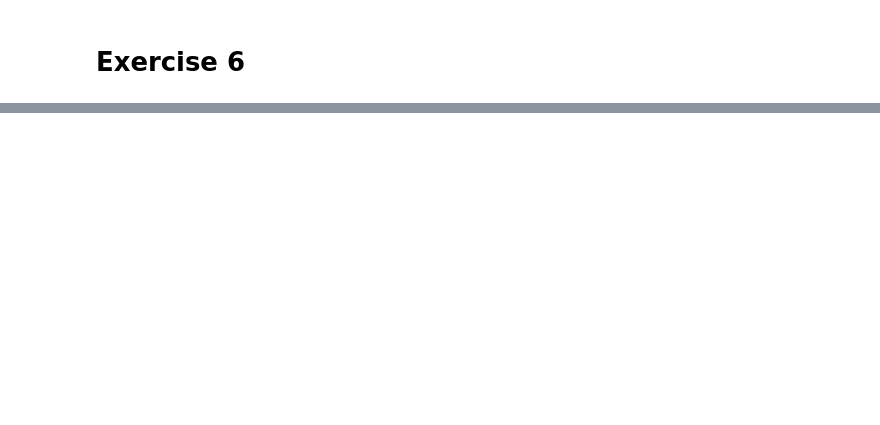
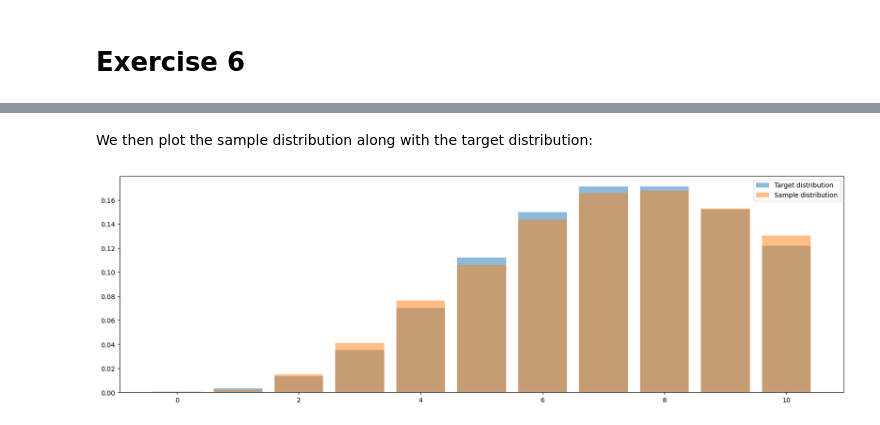
Before and after one commit to AntonJorg/stochastic_simulation, a Jupyter notebook: exercises_anton/exercise6.ipynb, the cells around one changed output, grey strips where cells are left out. Saved outputs shown, nothing was run; the diff lists cells and outputs as text; code cells hidden in the pictures; blank space fills up the shorter version.

```diff
--- a/exercises_anton/exercise6.ipynb
+++ b/exercises_anton/exercise6.ipynb
@@ -93,0 +72,21 @@ P-value: 0.0039045347816476506
+# %% [markdown]
+We then plot the sample distribution along with the target distribution:
+# %%
+idx, c = np.unique(samples[N // 2:], return_counts=True)
+
+counts = np.zeros(m + 1)
+counts[idx.astype(int)] = c
+counts /= np.sum(counts)
+
+xs = np.arange(m + 1)
+pi = np.array([target_dist_pmf(i) for i in xs])
+pi /= np.sum(pi)
+
+fig, ax1 = plt.subplots(1, 1, figsize=(20, 6))
+
+ax1.bar(xs, pi, alpha=0.5, label="Target distribution")
+ax1.bar(xs, counts, alpha=0.5, label="Sample distribution")
+ax1.legend()
+plt.show()
+# %% [output]
+[figure, added]
```
Also changed, not shown: parts of 15 cells of this notebook, 5 other files.
